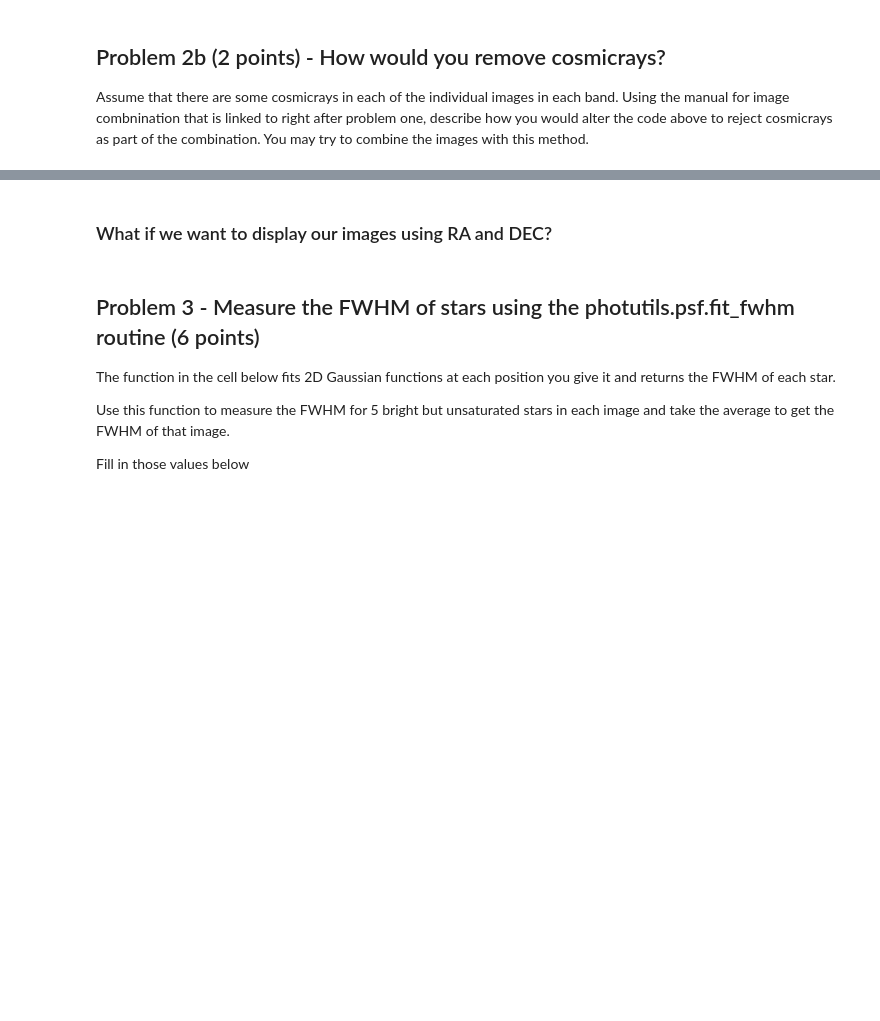
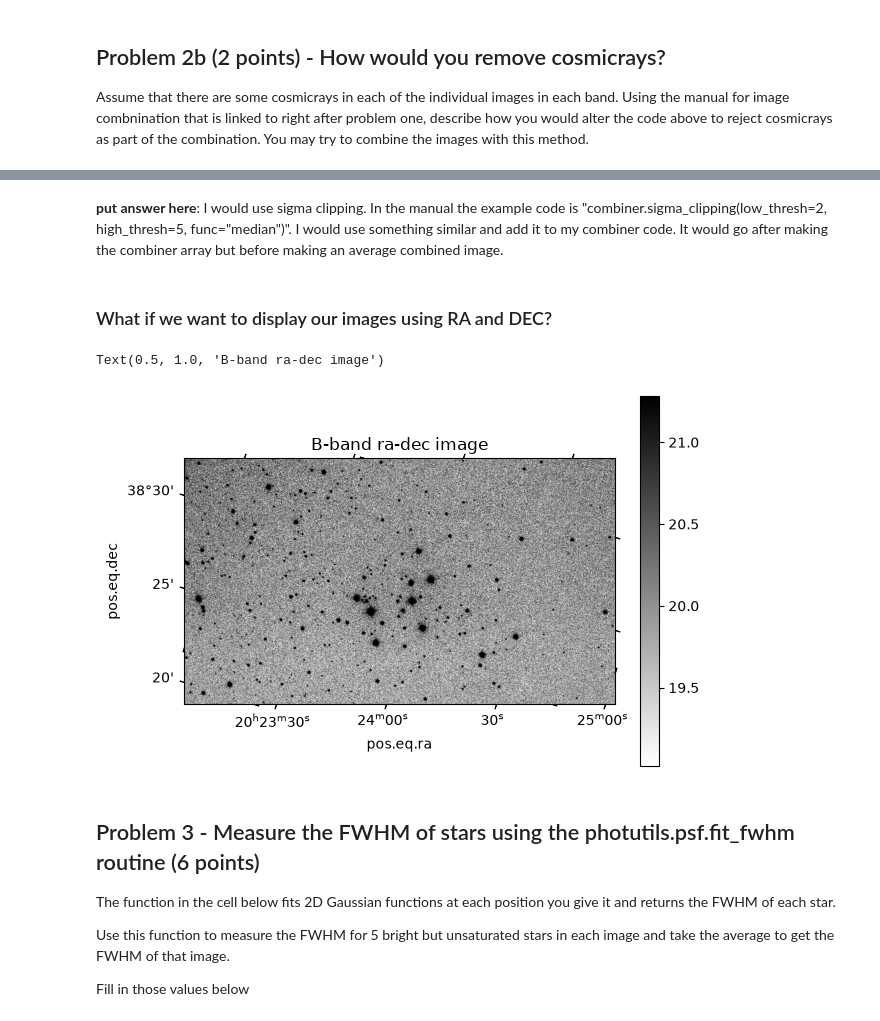
Before and after one commit to alexhlanter/ReductionProject_student, a Jupyter notebook: cluster_photometry_student.ipynb, the cells around one changed output, grey strips where cells are left out. Cells and saved outputs as stored; diff of their text form; code cells hidden in the pictures; blank space fills up the shorter version.

```diff
--- a/cluster_photometry_student.ipynb
+++ b/cluster_photometry_student.ipynb
@@ -302,2 +312,4 @@ Assume that there are some cosmicrays in each of the individual images in each b
+# %% [markdown]
+**put answer here**: I would use sigma clipping. In the manual the example code is "combiner.sigma_clipping(low_thresh=2, high_thresh=5, func="median")". I would use something similar and add it to my combiner code. It would go after making the combiner array but before making an average combined image.
 # %% [markdown]
 ### What if we want to display our images using RA and DEC?
@@ -307,3 +316,13 @@ imdisplay(stacked_image)
+# %%
+"""
+I added to the trim code to also trim the wcs target.
+"""
+plt.subplot(projection=target_wcs)
+imdisplay(trimmed_b)
+plt.title('B-band ra-dec image')
+# %% [output]
+Text(0.5, 1.0, 'B-band ra-dec image')
+[figure, added]
 # %% [markdown]
 ## Problem 3 - Measure the FWHM of stars using the photutils.psf.fit_fwhm routine (6 points)
 
```
Also changed, not shown: parts of 13 cells of this notebook.
